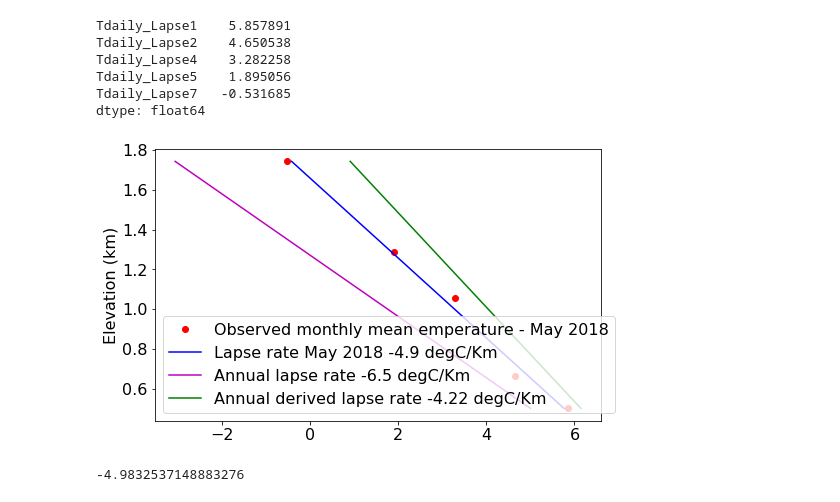
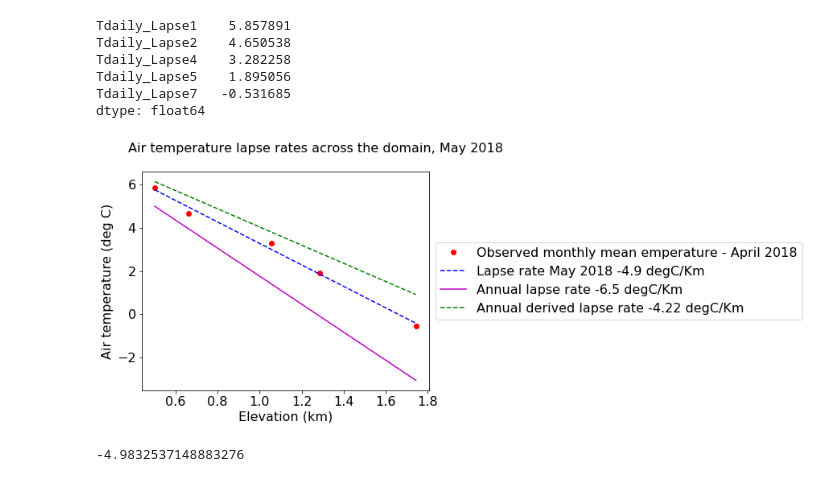
Before and after one commit to NCristea/NooksackWaterBudget, a Jupyter notebook: CurvyTemperature/consolidate_dailyT_data.ipynb, the cells around one changed output. Drawn from its saved outputs; the diff is of its cells as text; code cells hidden in the pictures.

```diff
--- a/CurvyTemperature/consolidate_dailyT_data.ipynb
+++ b/CurvyTemperature/consolidate_dailyT_data.ipynb
@@ -348,24 +370,32 @@ dtype: float64
 # %%
 sl_mo, int_mo, r_value, p_value, std_err = stats.linregress(elevations_km_mo, mean_T_month)
 
-fig17=plt.figure(figsize=(8, 5))
+fig17 = plt.figure(figsize=(8, 5))
+
+ax1 = plt.subplot(111)
 
 LR_plot = sl_mo
 b_plot  = int_mo
 
-plt.plot(mean_T_month, elevations_km_mo, 'ro',label='Observed monthly mean emperature - May 2018')
-plt.plot(elevations_km_mo * LR_plot + b_plot, elevations_km_mo,'b-',label='Lapse rate May 2018 -4.9 degC/Km')
-plt.plot(elevations_km_mo * (-6.5) + b_plot, elevations_km_mo,'m-',label='Annual lapse rate -6.5 degC/Km')
-plt.plot(elevations_km_mo * (-4.22) + b_plot, elevations_km_mo,'g-',label='Annual derived lapse rate -4.22 degC/Km')
+plt.plot(elevations_km_mo, mean_T_month, 'ro' ,label='Observed monthly mean emperature - April 2018')
+plt.plot(elevations_km_mo, elevations_km_mo * LR_plot + b_plot, 'b--',label='Lapse rate May 2018 -4.9 degC/Km')
+plt.plot(elevations_km_mo, elevations_km_mo * (-6.5) + b_plot, 'm-',label='Annual lapse rate -6.5 degC/Km')
+plt.plot(elevations_km_mo, elevations_km_mo * (-4.22) + b_plot, 'g--', label='Annual derived lapse rate -4.22 degC/Km')
+
+box = ax1.get_position()
+ax1.set_position([box.x0, box.y0, box.width * 0.8, box.height])
+ax1.legend(loc='center left', bbox_to_anchor=(1, 0.5))
+
 #plt.xlabel('Temperature (deg C)')
-plt.ylabel('Elevation (km)')
-plt.legend(loc='lower left')
+plt.ylabel('Air temperature (deg C)')
+plt.xlabel('Elevation (km)')
+#plt.legend(loc='lower left')
 #plt.title('Average Annual Lapse Rate of Daily Mean Temperature = -4.45 deg C/km')
 #text(0.36, 0.9,'a)Average annual lapse rate of daily mean temperature = -4.45 deg C/km in water year 2016', ha='center', va='center', transform=ax4.transAxes, fontsize=10)
-fig.suptitle('Air temperature lapse rates across the domain, May 2018', fontsize=16)
+fig17.suptitle('Air temperature lapse rates across the domain, May 2018', fontsize=16)
 plt.rcParams.update({'font.size': 16})
 # %% [output]
-[figure, old version]
+[figure, new version]
 # %%
 sl_mo
 # %% [output]
```
Also changed, not shown: parts of 15 cells of this notebook, 30 other files.
